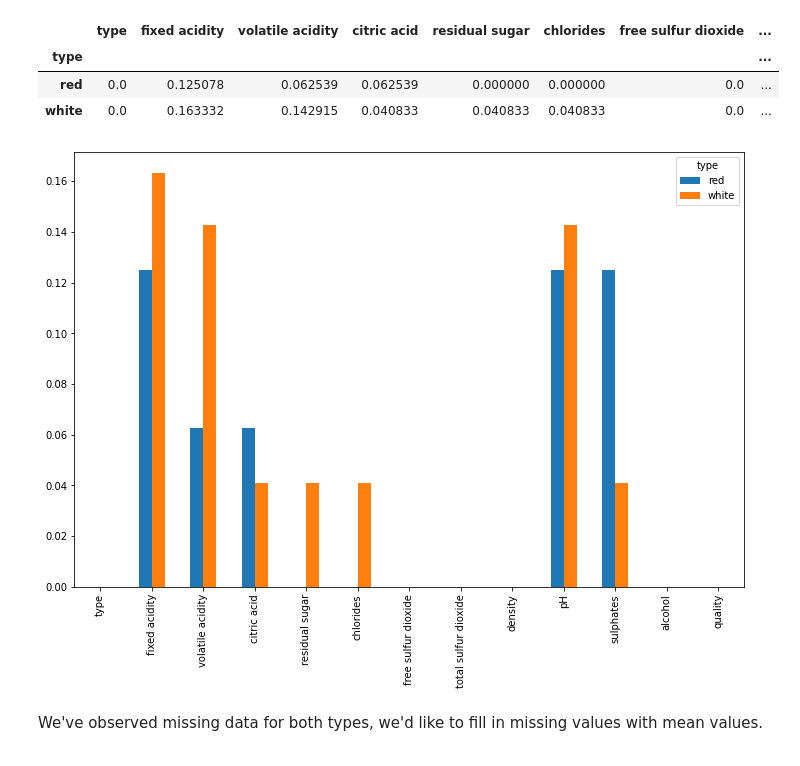
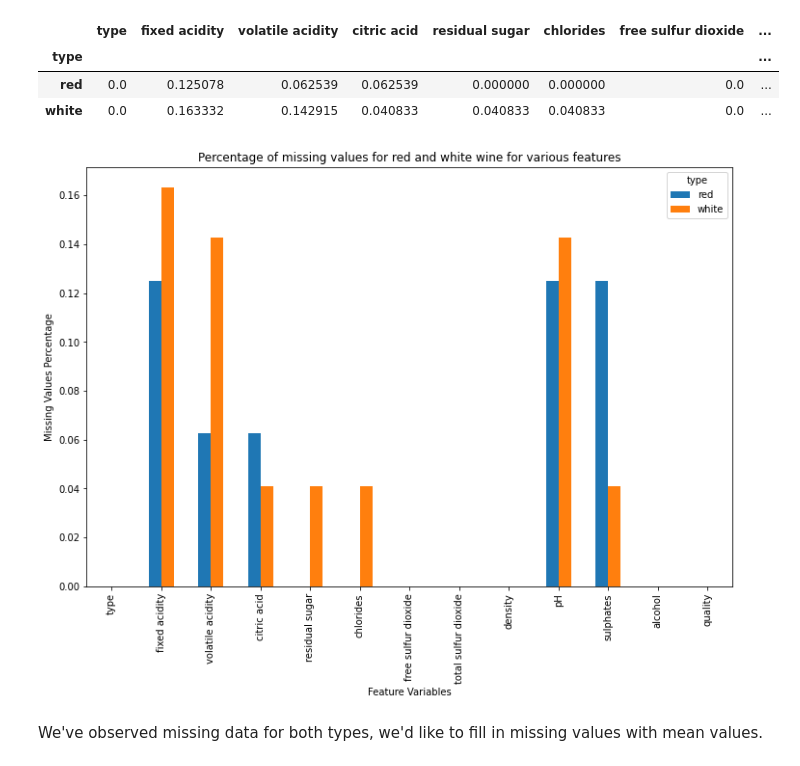
Before and after one commit to rakshithkamath/Wine-Quality-Prediction, a Jupyter notebook: AML_Project_Code.ipynb, the cells around one changed output. Saved outputs shown, nothing was run; the diff lists cells and outputs as text; code cells hidden in the pictures.

```diff
--- a/AML_Project_Code.ipynb
+++ b/AML_Project_Code.ipynb
@@ -22,0 +7,4 @@ Mounted at /content/drive/
+# %%
+import pandas as pd
+df =  pd.read_csv('https://raw.githubusercontent.com/rjrahul24/AppliedML-Project/main/winequalityN.csv', sep = ",")
+df.head()
@@ -55,9 +50,12 @@ missingness
 # %%
 fig, ax = plt.subplots(figsize=(12,8))
 missingness.T.plot(kind='bar',ax=ax)
+plt.xlabel('Feature Variables')
+plt.ylabel('Missing Values Percentage')
+plt.title('Percentage of missing values for red and white wine for various features')
 plt.show()
 # %% [output]
-[figure, old version]
+[figure, new version]
 # %% [markdown]
 We've observed missing data for both types, we'd like to fill in missing values with mean values.
 # %%
```
Also changed, not shown: parts of 5 cells of this notebook.
